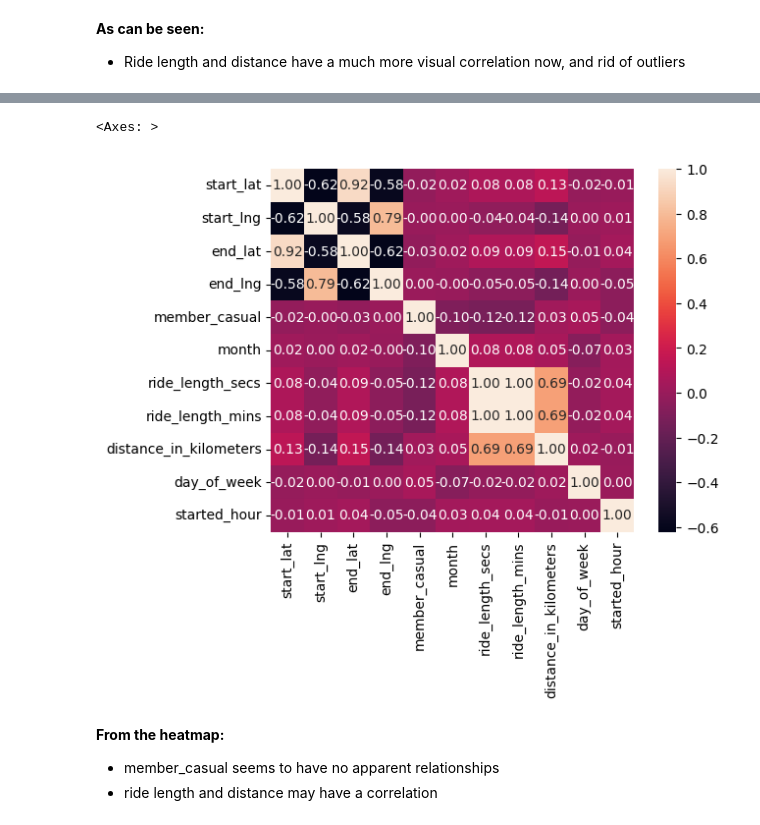
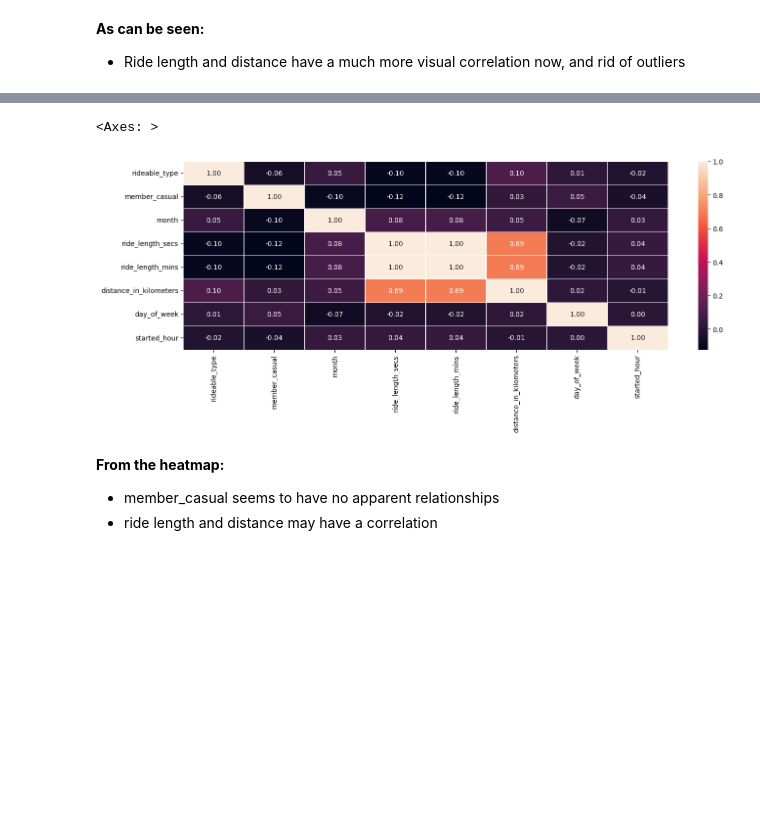
Before and after one commit to ndminh2003/Divvy_Bike_Case_Study_Analysis, a Jupyter notebook: divvy-casestudy.ipynb, the cells around one changed output, grey strips where cells are left out. Drawn from its saved outputs; the diff is of its cells as text; code cells hidden in the pictures; blank space fills up the shorter version.

```diff
--- a/divvy-casestudy.ipynb
+++ b/divvy-casestudy.ipynb
@@ -443,3 +443,6 @@ sns.scatterplot(x=final_df['distance_in_kilometers'],y=final_df['ride_length_sec
 # %% [markdown]
 **As can be seen:**
 * Ride length and distance have a much more visual correlation now, and rid of outliers
+# %%
+final_df1 = final_df[['rideable_type','member_casual','month','ride_length_secs','ride_length_mins','distance_in_kilometers','day_of_week','started_hour']]
+final_df1.head()
@@ -446,10 +456,9 @@ sns.scatterplot(x=final_df['distance_in_kilometers'],y=final_df['ride_length_sec
 # %%
 from sklearn import preprocessing
-
-label_encoder = preprocessing.LabelEncoder()
-
-label_encoder.fit_transform(final_df['member_casual'])
-label_encoder.fit_transform(final_df['day_of_week'])
-label_encoder.fit_transform(final_df['rideable_type'])
-final_df.head()
+encoder = preprocessing.LabelEncoder()
+LE_df = final_df1
+LE_df['rideable_type'] = encoder.fit_transform(final_df1['rideable_type'])
+LE_df['member_casual'] = encoder.fit_transform(final_df1['member_casual'])
+LE_df['day_of_week'] = encoder.fit_transform(final_df1['day_of_week'])
+LE_df.head()
 # %% [output]
@@ -473,8 +486,9 @@ h_df.head()
 # %%
-sns.heatmap(data=h_df.corr(),square=True,annot=True, fmt='.2f')
+plt.figure(figsize = (16,5))
+sns.heatmap(data=LE_df.corr(),annot=True, fmt='.2f',linewidths=.5)
 # %% [output]
 <Axes: >
-[figure, old version]
+[figure, new version]
 # %% [markdown]
 **From the heatmap:**
 * member_casual seems to have no apparent relationships
```
Also changed, not shown: parts of 36 cells of this notebook.
